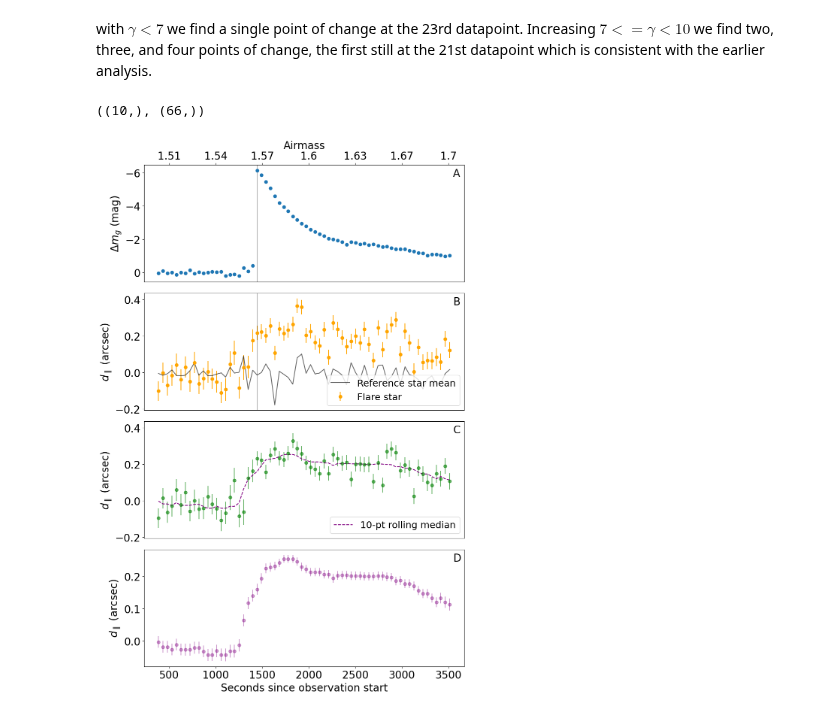
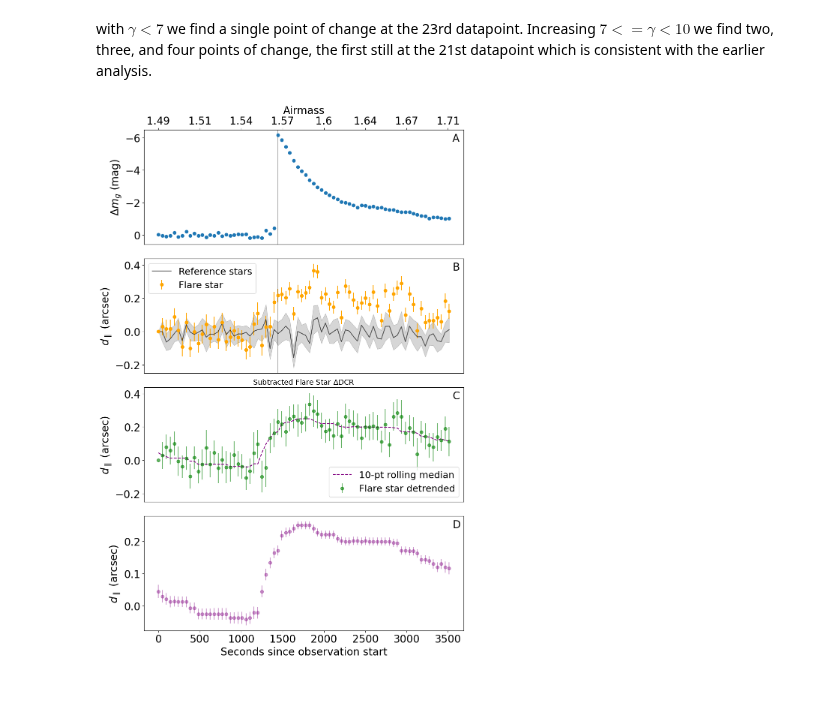
Before and after one commit to RileyWClarke/RAFTS, a Jupyter notebook: Notebooks/DWF_DCR_flare/dwfflare_dparrStatisticalAnalysis.ipynb, the cells around one changed output. Saved outputs shown, nothing was run; the diff lists cells and outputs as text; code cells hidden in the pictures.

```diff
--- a/Notebooks/DWF_DCR_flare/dwfflare_dparrStatisticalAnalysis.ipynb
+++ b/Notebooks/DWF_DCR_flare/dwfflare_dparrStatisticalAnalysis.ipynb
@@ -251,7 +263,7 @@ signal = flare.fillna(method='ffill')["dpar_detrended"].values #note: no more na
 
 #signal = np.hstack([1 * np.random.randn(25),  (np.random.randn(25) + 4)])
 axs[0].plot(signal)# / signal.max())
-r=0.001
+r=0.03
 
 #parameters
 thetas = [np.nanmean(signal[:20]), np.nanmean(signal[20:])]
@@ -260,7 +272,7 @@ thetas = [np.nanmean(signal[:20]), np.nanmean(signal[20:])]
 priors = [prior(i, r) for i in range(N)]
 
 #posteriors
-pis = posterior(signal, 0, thetas, 1, r, pis)
+pis = posterior(signal, 0, thetas, 1, r, None)
 for i in range(1,N):
   pis.append(posterior(signal, i, thetas, 1, r, pis) )
 
@@ -288,6 +300,7 @@ gs = [g(pis, 0, r, thetas, signal)]
 for i in range(1,N):
   gs.append(g_recursive(pis, i, r, thetas, signal) )
 
+
 axs[0].set_title("Signal")
 
 axs[1].plot(gs, label=f"r={r}")
@@ -355,3 +404,4 @@ We find the most likely point of change is at index 20
 # %%
+poc = poc_chi2
 print(f'The most likely point of change (POC) is found at MJD {flare.iloc[poc]["mjd"]}')
 # %% [output]
@@ -734,9 +753,5 @@ gamma=5 ----- found 1 POCs at 21
 # %% [markdown]
 with $\gamma<7$ we find a single point of change at the 23rd datapoint.  Increasing $7<=\gamma<10$ we find two, three, and four points of change, the first still at the 21st datapoint which is consistent with the earlier analysis.
-# %%
-AM[::8].shape, flare.time.shape
-# %% [output]
-((10,), (66,))
 # %%
 window=10
 PLOT =True
@@ -749,48 +764,56 @@ if PLOT:
     ax[0].set_ylim(ax[0].get_ylim()[::-1])
     ax[0].set_xticks([])
 
-    ax[1].errorbar(flare.time, flare.dpar_raw, yerr = flare.dpar_error, color='orange', marker='o', ls='None', label='Flare star')
-    ax[1].plot(flare.time, flare.ensamble_dpar, c='k', alpha = 0.6, label='Reference star mean')
+
+
+    ax[1].errorbar(flare.time, flare.dpar_raw, yerr = flare.dpar_error,
+                   color='orange', marker='o', ls='None', label='Flare star')
+    ax[1].plot(flare.time, flare.ensamble_dpar, c='k', alpha = 0.6, label='Reference stars')
+    ax[1].fill_between(flare.time, flare.ensamble_dpar-flare.ensamble_dparerr,
+                       flare.ensamble_dpar+flare.ensamble_dparerr,
+                       color='#333333', alpha = 0.2)
     #ax[0].set_xlabel('Seconds since observation start')
     ax[1].set_ylabel(r'$d_\parallel$ (arcsec)', fontsize=14)
     #ax[1].set_title(r'Flare Star $\Delta$DCR', fontsize=14)
-    ax[1].legend(loc='lower right', fontsize=18)
+    ax[1].legend(loc='upper left', fontsize=18)
     ax[1].set_xticks([])
 
-    ax[2].errorbar(flare.time, flare.dpar_detrended, yerr = flare.dpar_detrended_err,
-                color='green', marker='o', alpha=0.6, ls='None')
-    ax[2].plot(flare.time, flare.dpar_smoothed, color='purple', ls='--', label='{}-pt rolling median'.format(window))
+    ax[2].errorbar(flare.time, flare.dpar_detrended, yerr = flare.dparerr_detrended,
+                color='green', marker='o', alpha=0.6, ls='None', label='Flare star detrended')
+    ax[2].plot(flare.time, flare.dpar_smoothed,
+               color='purple', ls='--', label='{}-pt rolling median'.format(window))
 
-    #ax[2].set_title(r'Subtracted Flare Star $\Delta$DCR', fontsize=14)
+
+    ax[2].set_title(r'Subtracted Flare Star $\Delta$DCR', fontsize=14)
     ax[2].set_ylabel(r'$d_\parallel$ (arcsec)', fontsize=14)
     ax[2].set_ylim(ax[1].get_ylim())
     ax[2].legend(loc='lower right', fontsize=18)
     ax[2].set_xticks([])
 
     ax[3].errorbar(flare.time, flare.dpar_smoothed, yerr = flare.dparerr_smoothed,
                    color='purple', alpha=0.4, ls='None', marker='o')
     ax[3].set_xlabel('Seconds since observation start', fontsize=14)
     ax[3].set_ylabel(r'$d_\parallel$ (arcsec)', fontsize=14)
     #ax[3].set_title(r'Subtracted + Smoothed Flare Star $\Delta$DCR', fontsize=14)
 
     subax0 = ax[0].twiny()
     subax0.set_xticks(ax[3].get_xticks())
-    subax0.set_xticklabels(np.round(AM[7::8], decimals=2), fontsize=12)
+    subax0.set_xticklabels(np.round(flare.am[::8], decimals=2), fontsize=12)
     subax0.set_xlim(ax[0].get_xlim())
     subax0.set_xlabel('Airmass', fontsize=20)
     subax0.tick_params(labelsize=20)
 
     for axis, label in zip(ax, ['A', 'B', 'C', 'D']):
         axis.annotate(label, xy=(0.965,0.9), xycoords='axes fraction', fontsize=20)
         axis.tick_params(axis='both', labelsize=20)
         axis.set_xlabel(axis.get_xlabel(), fontsize=20)
         axis.set_ylabel(axis.get_ylabel(), fontsize=20)
 
 
     fig.tight_layout()
     ax[0].axvline(flare.iloc[poc]["time"], color='k', alpha=0.3)
     ax[1].axvline(flare.iloc[poc]["time"], color='k', alpha=0.3)
 
     plt.savefig('Figures/subtractedrolled_dpar.png', dpi = 300, bbox_inches='tight')
 # %% [output]
-[figure, old version]
+[figure, new version]
```
Also changed, not shown: parts of 35 cells of this notebook, 2 other files.
